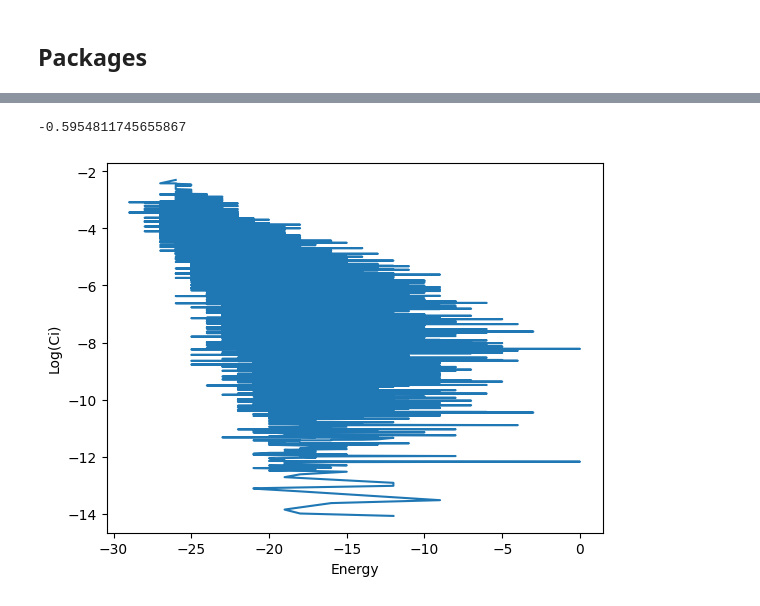
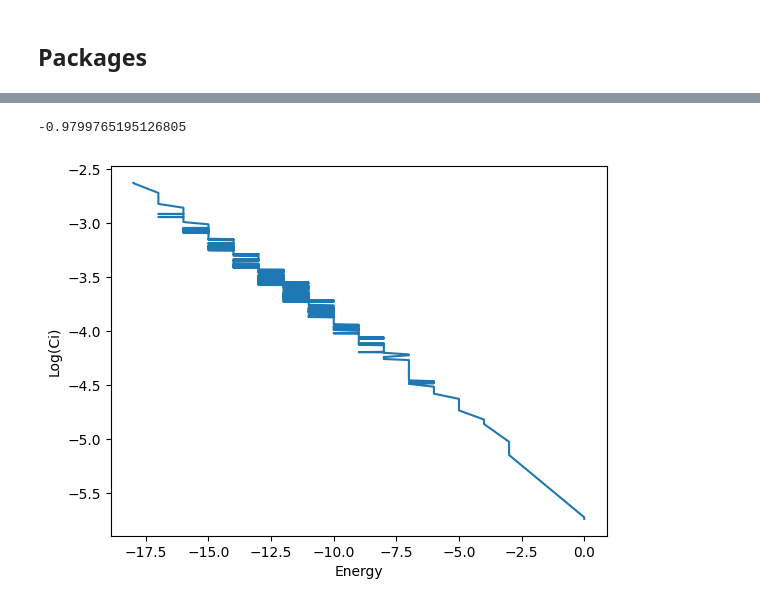
Before and after one commit to qilimanjaro-tech/A-coherent-approach-to-quantum-classical-optimization, a Jupyter notebook: pretraining/classical_quantum_optimization.ipynb, the cells around one changed output, grey strips where cells are left out. Drawn from its saved outputs; the diff is of its cells as text; code cells hidden in the pictures.

```diff
--- a/pretraining/classical_quantum_optimization.ipynb
+++ b/pretraining/classical_quantum_optimization.ipynb
@@ -25,5 +24,7 @@ import numpy as np
 # %%
-n_nodes = 14
+# We define type of problem and size
+
+n_nodes = 10
 
 instance_max_cut = MaxCut_Instance(n_nodes)
 instance_max_cut.random_erdos_renyi()
@@ -32,6 +33,9 @@ cost_function_max_cut = MaxCut_CostFunction(instance_max_cut)
 
 n_qubits = cost_function_max_cut.num_bin_vars
 
+# We obtain the exact value by brute force
+# Warning: Use this method only for small problems
+
 exact_solution = float(instance_max_cut.brute_force()[0][2])
 
 print('Exact solution:', exact_solution)
@@ -58,29 +86,32 @@ print(pretraining_tevo)
 # %%
+# Only as a validation we check that the final MPS state corresponds to a Gibbs state
+# This validation strategy is valid only for small problems.
+# For larger problems, the SamplingMPS class can be used to obtain the probability distribution.
+
 probs_list = []
 for i in range(2**n_qubits):
     sol_string = bin(i)[2:].zfill(n_qubits)
     prob = abs(TensorOperations(pre.final_mps.tensors).proyection_state(sol_string))**2
     probs_list.append((sol_string, prob))
 
 probs_list = sorted(probs_list, key=lambda tup: tup[1], reverse=True)
 
 energy_x_list = []
 pb_log_y_list = []
 for i in range(len(probs_list)):
 
     energy_x_list.append(cost_function_max_cut.check_cost_binary(str(probs_list[i][0])))
     pb_log_y_list.append(np.log(np.sqrt(probs_list[i][1])))
 
-coeficiente_pearson, valor_p = pearsonr(energy_x_list, pb_log_y_list)
+coefficient_pearson, valor_p = pearsonr(energy_x_list, pb_log_y_list)
 
-print(coeficiente_pearson)
-
+print(coefficient_pearson)
 
 plt.plot(energy_x_list, pb_log_y_list)
 plt.xlabel('Energy')
 plt.ylabel('Log(Ci)')
 plt.show()
 # %% [output]
--0.5954811745655867
+-0.9799765195126805
-[figure, old version]
+[figure, new version]
 # %%
```
Also changed, not shown: parts of 17 cells of this notebook, 1 other file.
